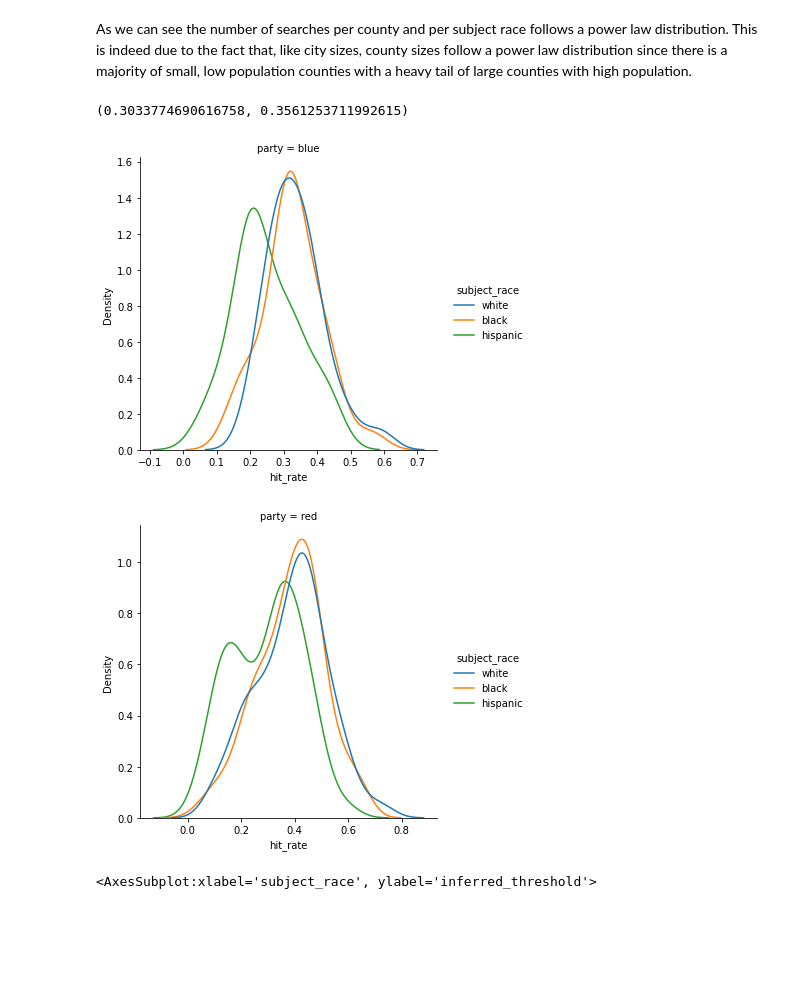
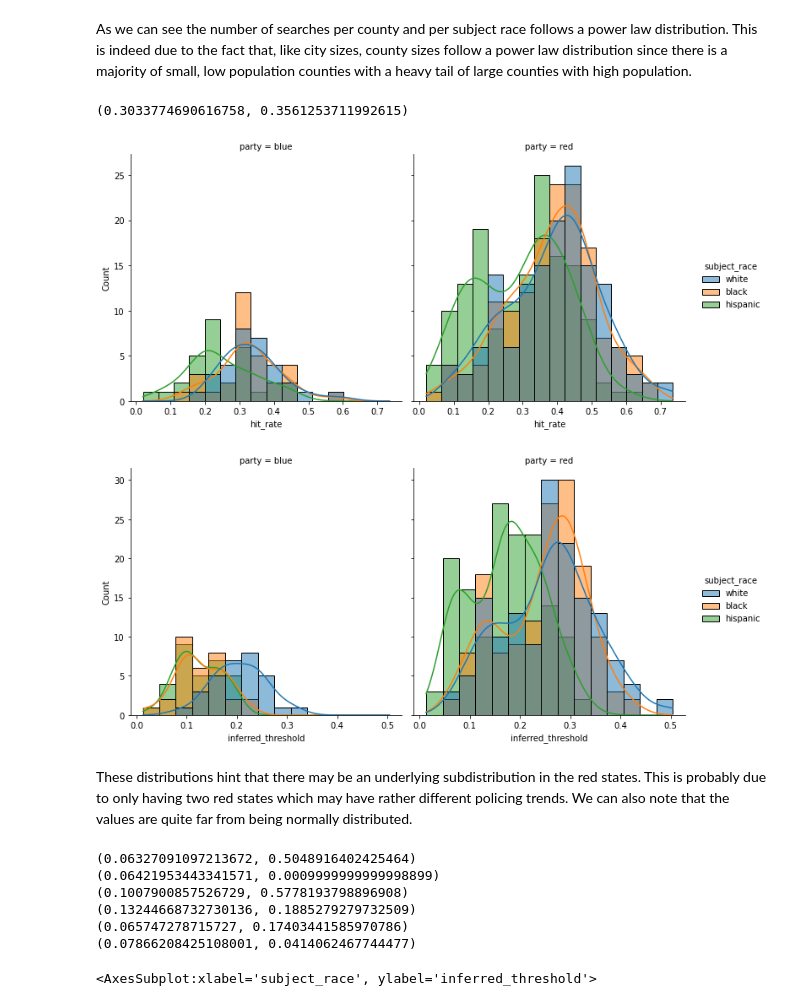
Before and after one commit to epfl-ada/ada-2020-project-milestone-p3-p3_halouma, a Jupyter notebook: p3_luis.ipynb, the cells around one changed output. Drawn from its saved outputs; the diff is of its cells as text; code cells hidden in the pictures; blank space fills up the shorter version.

```diff
--- a/p3_luis.ipynb
+++ b/p3_luis.ipynb
@@ -25,7 +25,7 @@ red_states = ['SC', 'TX']
 blue_states  = ['IL', 'CT', 'RI']
 
 #Fonction pour trier les états en blue et red:
-def what_color (name): #retourne toujours none !
+def what_party (name): #retourne toujours none !
     if any(s == name for s in blue_states):
         return 'blue'
     elif any(s == name for s in red_states):
@@ -34,10 +34,10 @@ def what_color (name): #retourne toujours none !
         return 'none'
 
 def sort_array_of_state(dataframe):
-    colors = []
+    partys = []
     for state in dataframe['state']:
-        colors.append(what_color(state))
-    return colors
+        partys.append(what_party(state))
+    return partys
 
 #Trier les états de notre dataframe:
 df['party'] = sort_array_of_state(df)
@@ -75,23 +75,42 @@ full.nb_searches.mean(), full.nb_searches.median()
 As we can see the number of searches per county and per subject race follows a power law distribution. This is indeed due to the fact that, like city sizes, county sizes follow a power law distribution since there is a majority of small, low population counties with a heavy tail of large counties with high population.
 # %%
 #we can add distribution of hit rate and threshold but boxplots look fine to me.
-sns.displot(data=blue, x="hit_rate", hue="subject_race", col="party", kind="kde")
+sns.displot(data=full, x="hit_rate", hue="subject_race", col="party", kde = True)
 # fig, axes = plt.subplots(2,2,figsize = (8,8))
 # parties = [blue,red]
 # value = ['hit_rate', 'inferred_threshold']
 # for i in range(4):
 #     print(i%2)
-#     sns.displot(data=parties[i%2], x=value[i%2], hue="subject_race", col="party", kind="kde", ax = axes[i%2,i%2])
+#     sns.kdeplot(data=parties[i%2], x=value[i%2], hue="subject_race", ax = axes[i%2,i%2])
 
 # fig,ax=plt.subplots()
 
-sns.displot(data=red, x="hit_rate", hue="subject_race", col="party", kind="kde", ax =ax)
+sns.displot(data=full, x="inferred_threshold", hue="subject_race", col="party", kde=True)
 # we can plot the non weighted vs weighted means for blue and red states to compare with the distribution
 blue.hit_rate.mean(), red.hit_rate.mean()
 # %% [output]
 (0.3033774690616758, 0.3561253711992615)
-[figure, old version]
+[figure, new version]
-[figure, old version]
+[figure, new version]
+# %% [markdown]
+These distributions hint that there may be an underlying subdistribution in the red states. This is probably due to only having two red states which may have rather different policing trends. We can also note that the values are quite far from being normally distributed.
+# %%
+# Here we do some diagnostics.
+# We want to know if the county specific, race specific hit rates and thresholds have normal distribution
+# We can do this either over the full dataframe or over the blue and red dataframes separately
+print(diagnostic.kstest_normal(blue.hit_rate, dist = 'norm'))
+print(diagnostic.kstest_normal(red.hit_rate, dist = 'norm'))
+print(diagnostic.kstest_normal(full_pivot.loc['blue'].hit_rate.white, dist = 'norm'))
+print(diagnostic.kstest_normal(full_pivot.loc['blue'].inferred_threshold.hispanic, dist = 'norm'))
+print(diagnostic.kstest_normal(full_pivot.loc['red'].hit_rate.white, dist = 'norm'))
+print(diagnostic.kstest_normal(full_pivot.loc['red'].inferred_threshold.hispanic, dist = 'norm'))
+# %% [output]
+(0.06327091097213672, 0.5048916402425464)
+(0.06421953443341571, 0.0009999999999998899)
+(0.1007900857526729, 0.5778193798896908)
+(0.13244668732730136, 0.1885279279732509)
+(0.065747278715727, 0.17403441585970786)
+(0.07866208425108001, 0.0414062467744477)
 # %%
 # boxplots also give a good representation of distribution and shit
 fig, ax = plt.subplots(1,2, figsize = (10,5))
```
Also changed, not shown: parts of 25 cells of this notebook.
